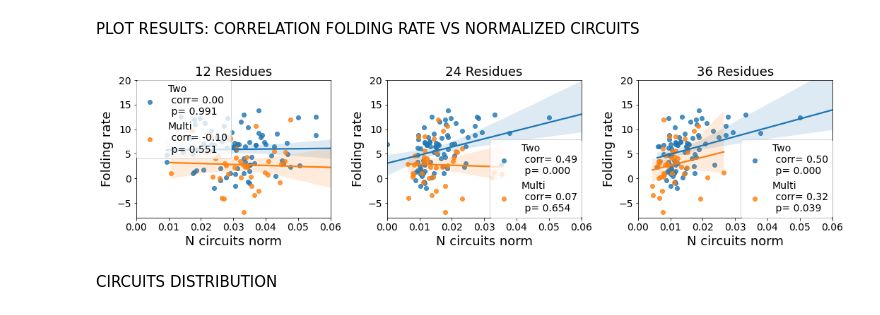
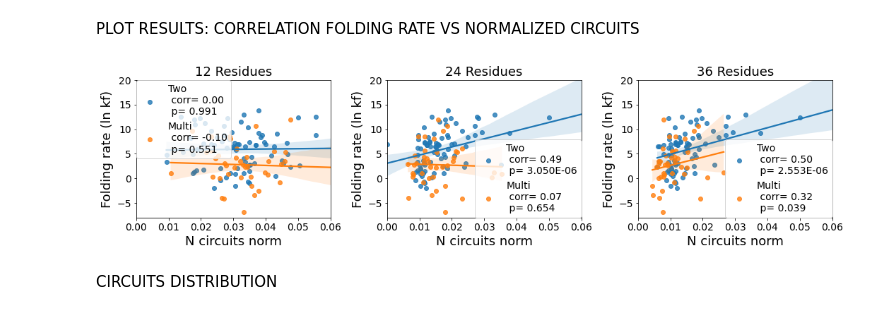
Before and after one commit to barbaroo/Topology_analysis, a Jupyter notebook: Circuit_decomposition.ipynb, the cells around one changed output. Saved outputs shown, nothing was run; the diff lists cells and outputs as text; code cells hidden in the pictures.

```diff
--- a/Circuit_decomposition.ipynb
+++ b/Circuit_decomposition.ipynb
@@ -95,34 +95,38 @@ titles=['12 Residues','24 Residues', '36 Residues']
 for t in range(len(merged_df)):
     #Spearman correlation
     corr=scipy.stats.spearmanr(data_two[t]['N circuits norm'], data_two[t]['Folding rate'])
     corr_coeff_two="%.2f" % round(corr[0], 2)
     pvalue_two="%.3f" % round(corr[1], 3)
+
+    if (pvalue_two=='0.000'):
+        pvalue_two= "%.3E" % corr[1]
     #Spearman correlation
     corr=scipy.stats.spearmanr(data_multi[t]['N circuits norm'], data_multi[t]['Folding rate'])
     corr_coeff_multi="%.2f" % round(corr[0], 2)
     pvalue_multi="%.3f" % round(corr[1], 3)
 
     palette1= sns.color_palette(n_colors=2)
     palette1.reverse()
     b= sns.regplot(x=data_two[t]['N circuits norm'], y=data_two[t]['Folding rate'],
                    label= 'Two\n corr= {}\n p= {}'.format(corr_coeff_two, pvalue_two), ax=ax[t])
     b= sns.regplot(x=data_multi[t]['N circuits norm'], y=data_multi[t]['Folding rate'],
                   label= 'Multi\n corr= {}\n p= {}'.format(corr_coeff_multi, pvalue_multi), ax=ax[t])
     b.set_xlabel('N circuits norm')
     b.set_ylabel('Folding rate')
     ax[t].set_xlim([0.0,0.06])
     ax[t].set_ylim([-8.0,20.0])
     ax[t].set_title(titles[t])
+    ax[t].set_ylabel('Folding rate (ln kf)')
     b.legend(borderaxespad=0)
     plt.tight_layout()
 
 #save figures
 #filename_fig='{}/figures/all_data_circuits_norm.eps'.format(results_path_36)
 #plt.savefig(filename_fig,bbox_inches='tight' )
 #filename_fig='{}/figures/all_data_circuits_norm.jpg'.format(results_path_36)
 #plt.savefig(filename_fig,bbox_inches='tight' )
 # %% [output]
-[figure, old version]
+[figure, new version]
 # %% [markdown]
 CIRCUITS DISTRIBUTION
 # %%
```
Also changed, not shown: parts of 6 cells of this notebook, 3 other files.
